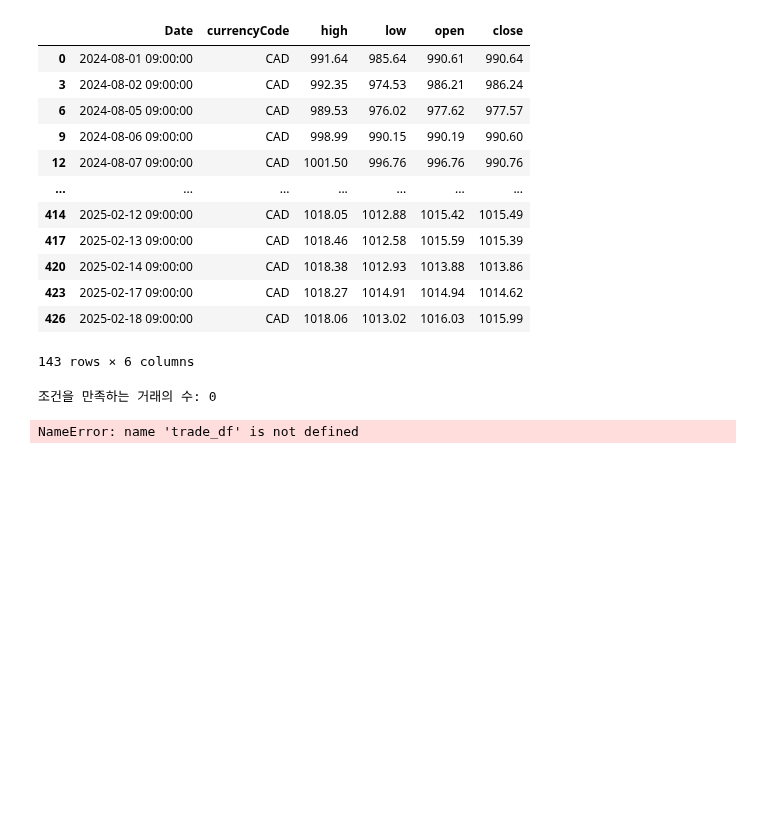
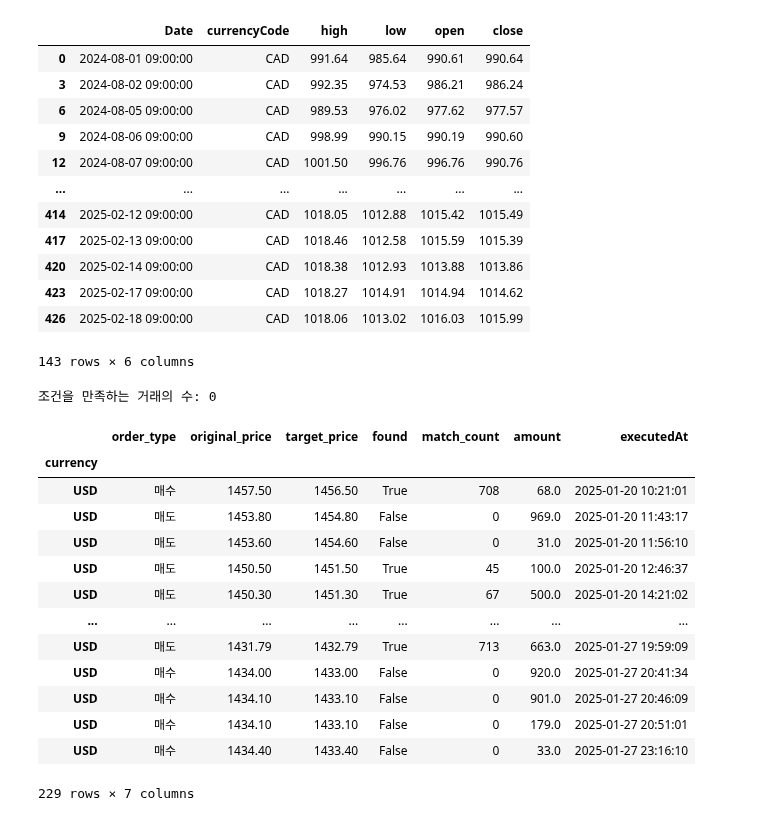
Before and after one commit to PlutoJoshua/profit_analysis, a Jupyter notebook: test.ipynb, the cells around one changed output. Saved outputs shown, nothing was run; the diff lists cells and outputs as text; code cells hidden in the pictures; blank space fills up the shorter version.

```diff
--- a/test.ipynb
+++ b/test.ipynb
@@ -1154,7 +1154,3 @@ for index, trade in trade_df.iterrows():
 print(f"조건을 만족하는 거래의 수: {match_count}")
 # %% [output]
 조건을 만족하는 거래의 수: 0
-# %%
-trade_df
-# %% [output]
-NameError: name 'trade_df' is not defined
@@ -1160,0 +1165,18 @@ NameError: name 'trade_df' is not defined
+# %%
+df = pd.read_csv('./results_date_window_1_adjustment_1.0.csv', index_col=0)
+df
+# %% [output]
+|  | order_type | original_price | target_price | found | match_count | amount | executedAt |
+| currency |  |  |  |  |  |  |  |
+| USD | 매수 | 1457.50 | 1456.50 | True | 708 | 68.0 | 2025-01-20 10:21:01 |
+| USD | 매도 | 1453.80 | 1454.80 | False | 0 | 969.0 | 2025-01-20 11:43:17 |
+| USD | 매도 | 1453.60 | 1454.60 | False | 0 | 31.0 | 2025-01-20 11:56:10 |
+| USD | 매도 | 1450.50 | 1451.50 | True | 45 | 100.0 | 2025-01-20 12:46:37 |
+| USD | 매도 | 1450.30 | 1451.30 | True | 67 | 500.0 | 2025-01-20 14:21:02 |
+| ... | ... | ... | ... | ... | ... | ... | ... |
+| USD | 매도 | 1431.79 | 1432.79 | True | 713 | 663.0 | 2025-01-27 19:59:09 |
+| USD | 매수 | 1434.00 | 1433.00 | False | 0 | 920.0 | 2025-01-27 20:41:34 |
+| USD | 매수 | 1434.10 | 1433.10 | False | 0 | 901.0 | 2025-01-27 20:46:09 |
+| USD | 매수 | 1434.10 | 1433.10 | False | 0 | 179.0 | 2025-01-27 20:51:01 |
+| USD | 매수 | 1434.40 | 1433.40 | False | 0 | 33.0 | 2025-01-27 23:16:10 |
+229 rows × 7 columns
```
Also changed, not shown: parts of 2 cells of this notebook, 5 other files.
